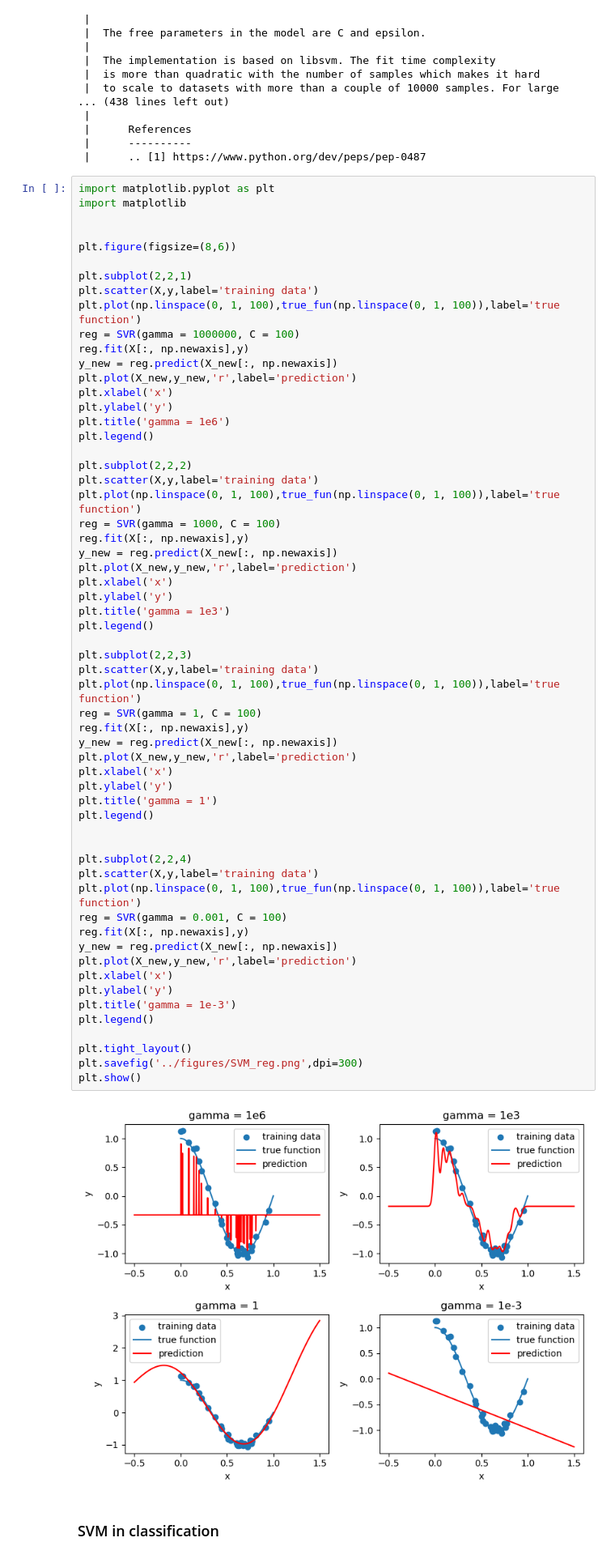
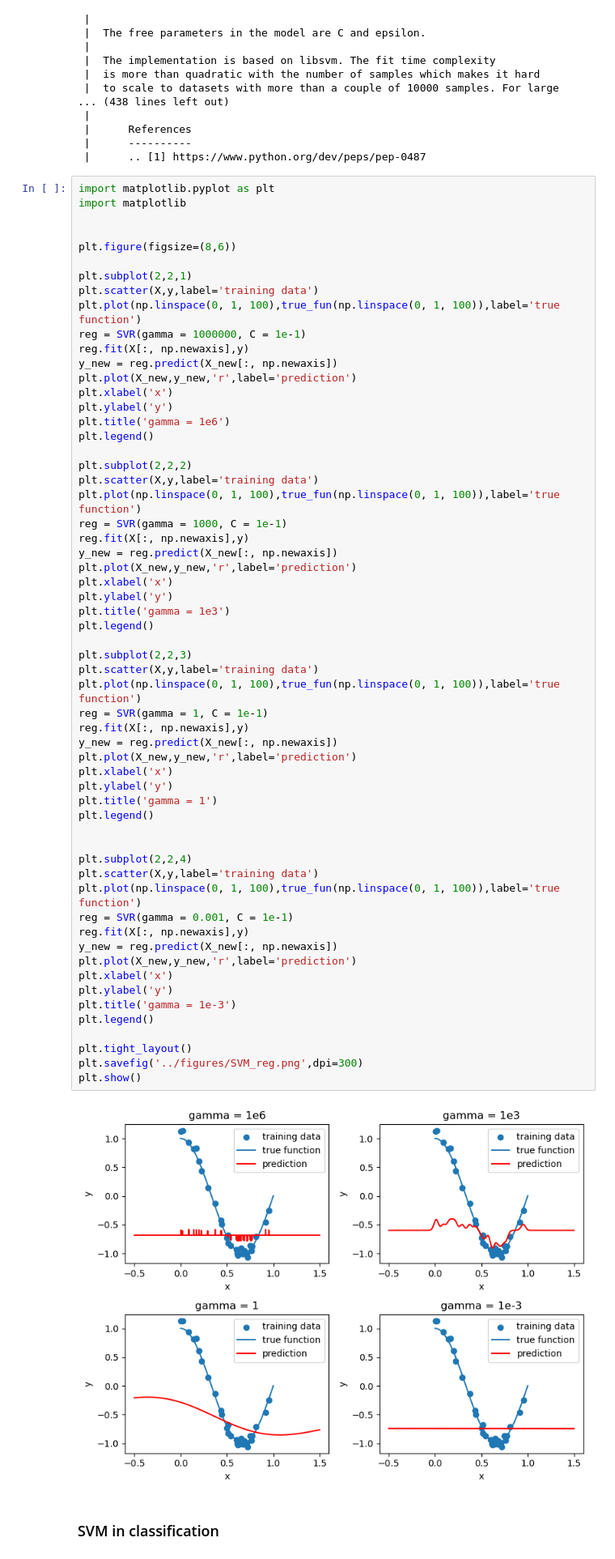
Before and after one commit to yuanq24/data1030-fall2025, a Jupyter notebook: lectures/lecture16 - non-linear models, part 3.ipynb, the cells around one changed output. Shown at 81% size. Saved outputs shown, nothing was run; the diff lists cells and outputs as text.

```diff
--- a/lectures/lecture16 - non-linear models, part 3.ipynb
+++ b/lectures/lecture16 - non-linear models, part 3.ipynb
@@ -230,7 +230,7 @@ plt.figure(figsize=(8,6))
 plt.subplot(2,2,1)
 plt.scatter(X,y,label='training data')
 plt.plot(np.linspace(0, 1, 100),true_fun(np.linspace(0, 1, 100)),label='true function')
-reg = SVR(gamma = 1000000, C = 100)
+reg = SVR(gamma = 1000000, C = 1e-1)
 reg.fit(X[:, np.newaxis],y)
 y_new = reg.predict(X_new[:, np.newaxis])
 plt.plot(X_new,y_new,'r',label='prediction')
@@ -242,7 +242,7 @@ plt.legend()
 plt.subplot(2,2,2)
 plt.scatter(X,y,label='training data')
 plt.plot(np.linspace(0, 1, 100),true_fun(np.linspace(0, 1, 100)),label='true function')
-reg = SVR(gamma = 1000, C = 100)
+reg = SVR(gamma = 1000, C = 1e-1)
 reg.fit(X[:, np.newaxis],y)
 y_new = reg.predict(X_new[:, np.newaxis])
 plt.plot(X_new,y_new,'r',label='prediction')
@@ -251,36 +251,36 @@ plt.ylabel('y')
 plt.title('gamma = 1e3')
 plt.legend()
 
 plt.subplot(2,2,3)
 plt.scatter(X,y,label='training data')
 plt.plot(np.linspace(0, 1, 100),true_fun(np.linspace(0, 1, 100)),label='true function')
-reg = SVR(gamma = 1, C = 100)
+reg = SVR(gamma = 1, C = 1e-1)
 reg.fit(X[:, np.newaxis],y)
 y_new = reg.predict(X_new[:, np.newaxis])
 plt.plot(X_new,y_new,'r',label='prediction')
 plt.xlabel('x')
 plt.ylabel('y')
 plt.title('gamma = 1')
 plt.legend()
 
 
 plt.subplot(2,2,4)
 plt.scatter(X,y,label='training data')
 plt.plot(np.linspace(0, 1, 100),true_fun(np.linspace(0, 1, 100)),label='true function')
-reg = SVR(gamma = 0.001, C = 100)
+reg = SVR(gamma = 0.001, C = 1e-1)
 reg.fit(X[:, np.newaxis],y)
 y_new = reg.predict(X_new[:, np.newaxis])
 plt.plot(X_new,y_new,'r',label='prediction')
 plt.xlabel('x')
 plt.ylabel('y')
 plt.title('gamma = 1e-3')
 plt.legend()
 
 plt.tight_layout()
 plt.savefig('../figures/SVM_reg.png',dpi=300)
 plt.show()
 # %% [output]
-[figure, old version]
+[figure, new version]
 # %% [markdown]
 ### SVM in classification
 # %%
```
Also changed, not shown: parts of 1 cell of this notebook, 2 other files.
